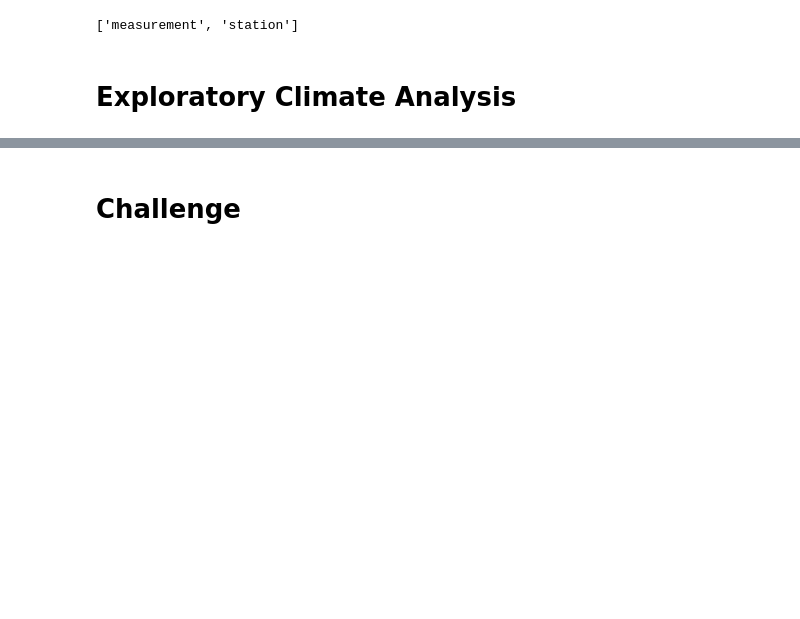
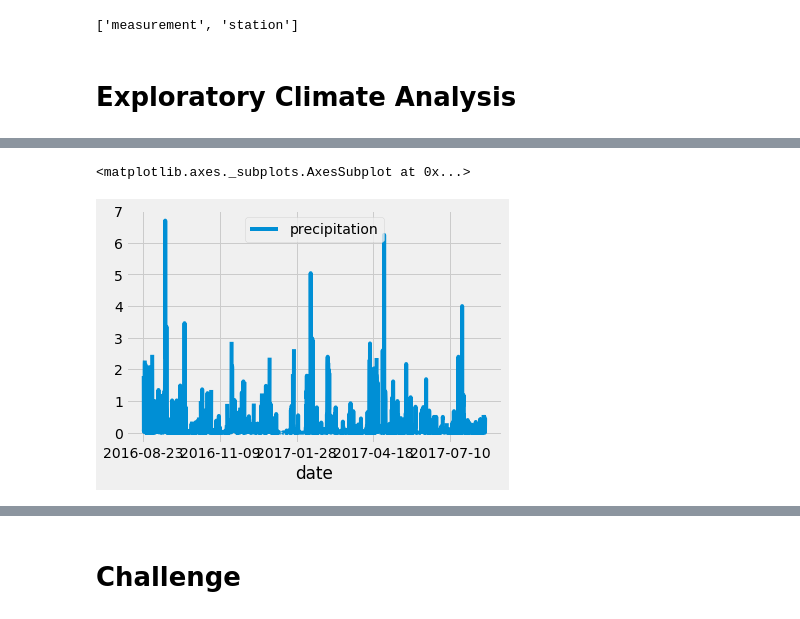
Before and after one commit to ahnbr/Surfs_Up, a Jupyter notebook: climate_analysis.ipynb, the cells around one changed output, grey strips where cells are left out. Drawn from its saved outputs; the diff is of its cells as text; code cells hidden in the pictures; blank space fills up the shorter version.

```diff
--- a/climate_analysis.ipynb
+++ b/climate_analysis.ipynb
@@ -54,2 +84,8 @@ session = Session(engine)
+# %%
+# Use Pandas Plotting with Matplotlib to plot the data
+df.plot()
+# %% [output]
+<matplotlib.axes._subplots.AxesSubplot at 0x...>
+[figure, added]
 # %%
 # Use Pandas to calcualte the summary statistics for the precipitation data
```
Also changed, not shown: parts of 2 cells of this notebook.
